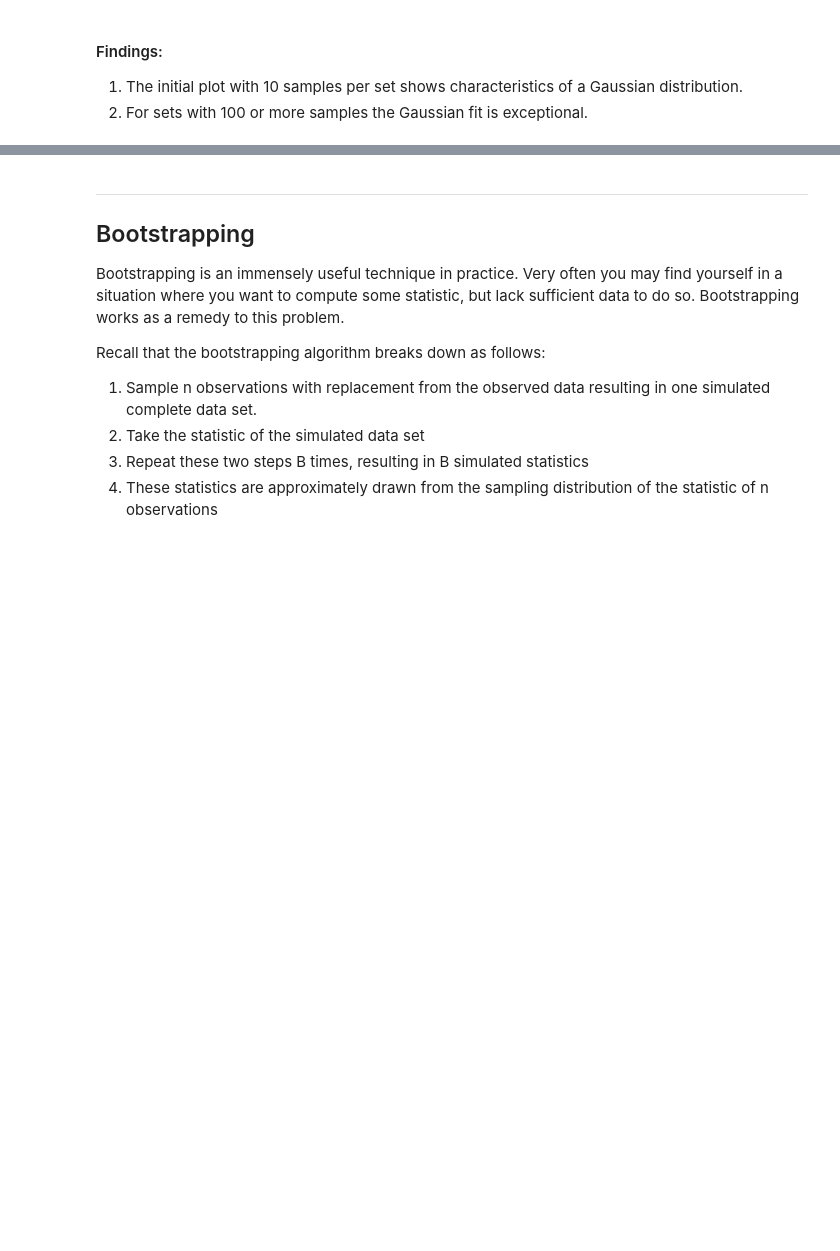
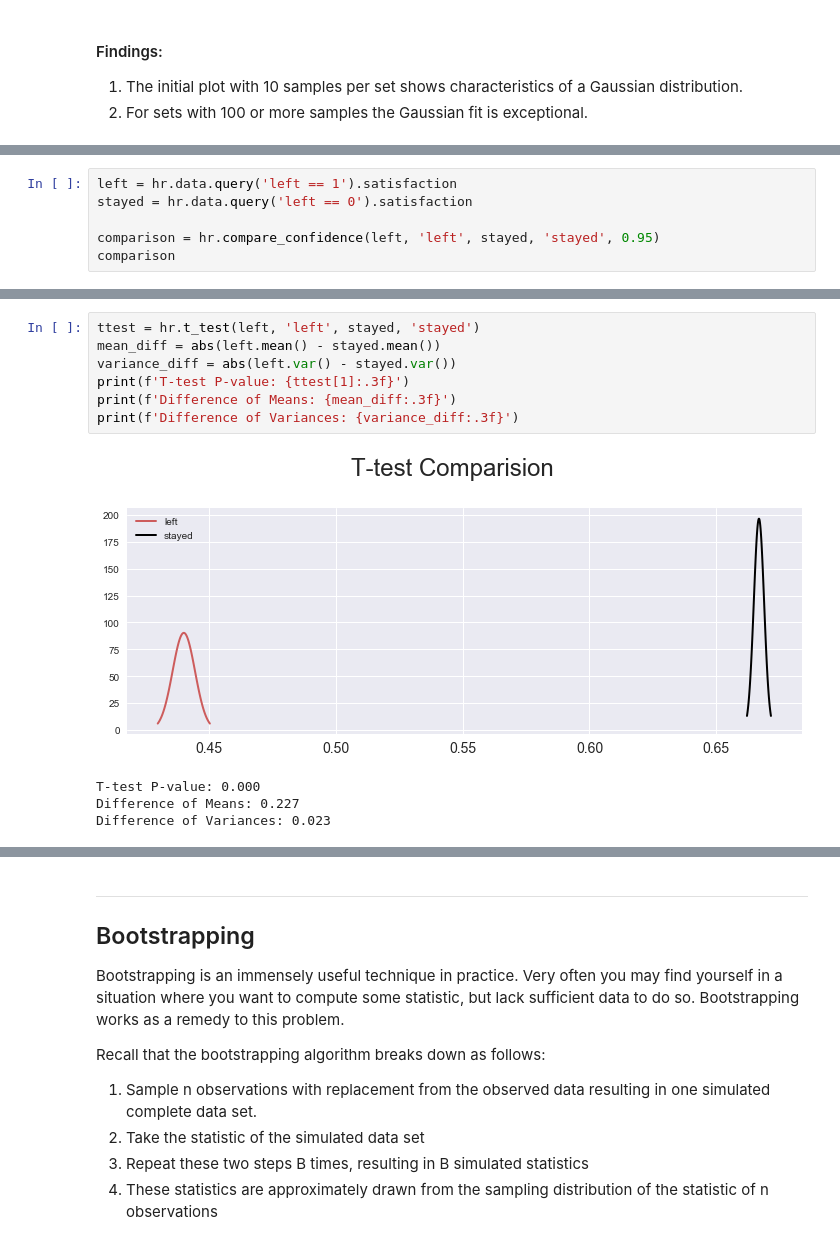
Before and after one commit to TimothyHelton/k2datascience, a Jupyter notebook: notebooks/HR_Exercise.ipynb, the cells around one changed output, grey strips where cells are left out. Drawn from its saved outputs; the diff is of its cells as text; blank space fills up the shorter version.

```diff
--- a/notebooks/HR_Exercise.ipynb
+++ b/notebooks/HR_Exercise.ipynb
@@ -397,0 +391,6 @@ Using the HR data, answer the following.
+# %%
+left = hr.data.query('left == 1').satisfaction
+stayed = hr.data.query('left == 0').satisfaction
+
+comparison = hr.compare_confidence(left, 'left', stayed, 'stayed', 0.95)
+comparison
@@ -397,0 +409,12 @@ Using the HR data, answer the following.
+# %%
+ttest = hr.t_test(left, 'left', stayed, 'stayed')
+mean_diff = abs(left.mean() - stayed.mean())
+variance_diff = abs(left.var() - stayed.var())
+print(f'T-test P-value: {ttest[1]:.3f}')
+print(f'Difference of Means: {mean_diff:.3f}')
+print(f'Difference of Variances: {variance_diff:.3f}')
+# %% [output]
+[figure, added]
+T-test P-value: 0.000
+Difference of Means: 0.227
+Difference of Variances: 0.023
```
Also changed, not shown: parts of 25 cells of this notebook, 1 other file.
